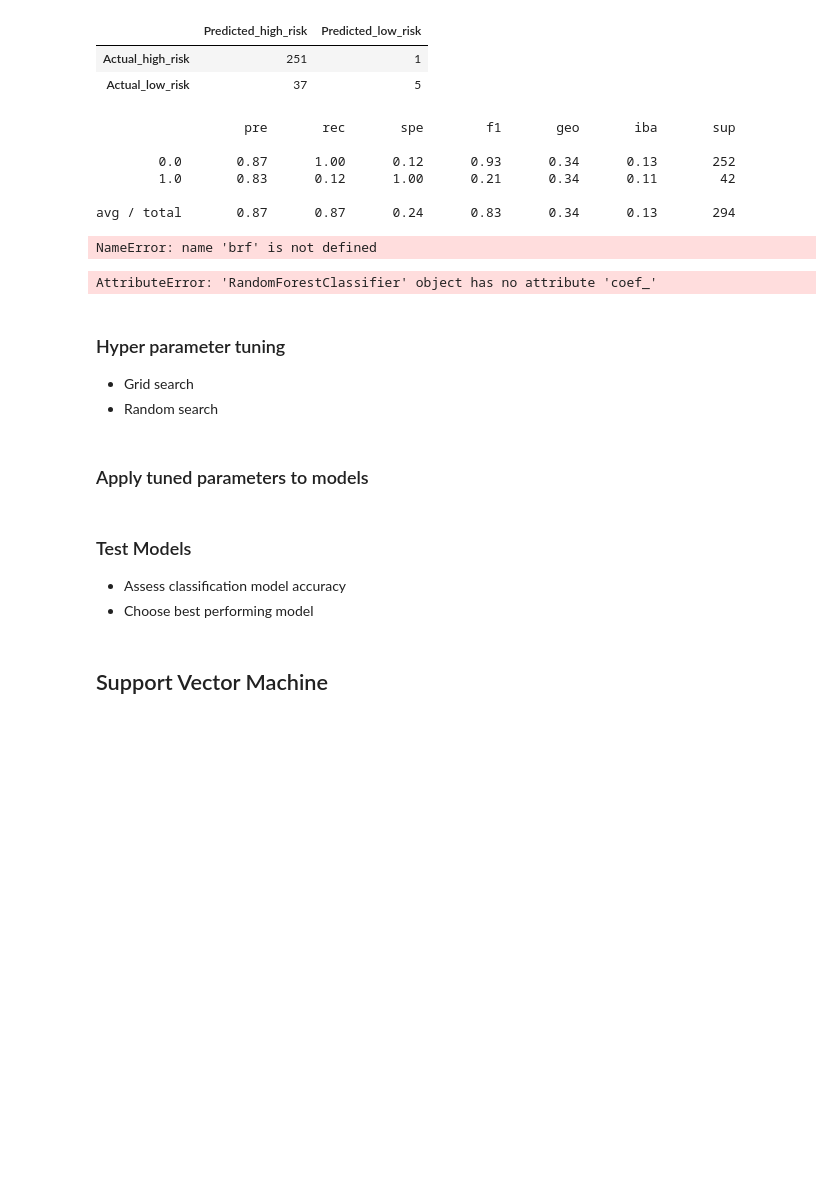
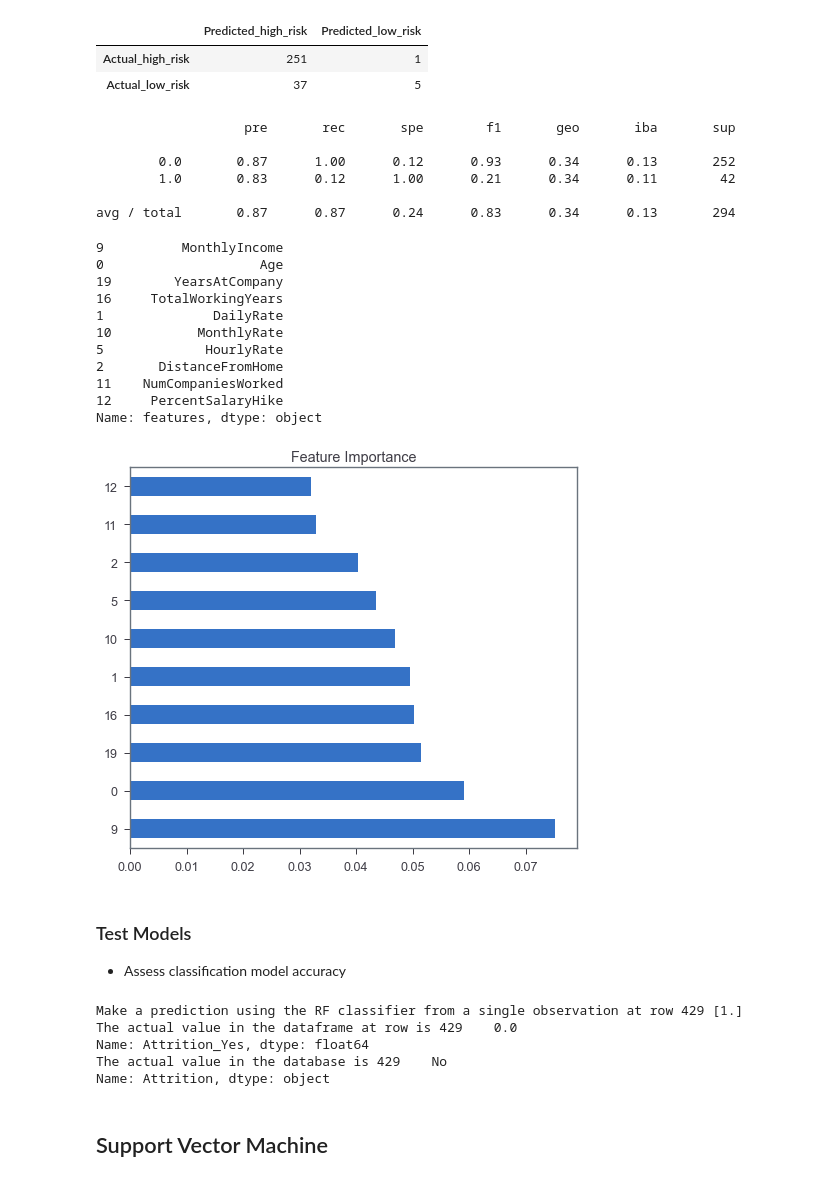
Before and after one commit to lykkelig/Group6_Final_Project, a Jupyter notebook: RonH/Employee_Attrition_Model.ipynb, the cells around one changed output. Saved outputs shown, nothing was run; the diff lists cells and outputs as text; code cells hidden in the pictures; blank space fills up the shorter version.

Commit message:
Updates to model

```diff
--- a/RonH/Employee_Attrition_Model.ipynb
+++ b/RonH/Employee_Attrition_Model.ipynb
@@ -810,13 +737,6 @@ cm_df = pd.DataFrame(
 # Print the imbalanced classification report
 
 print(classification_report_imbalanced(y_test, rf_pred))
-
-# List the features sorted in descending order by feature importance
-features_rank = sorted(zip(brf.feature_importances_, X.columns), reverse=True)
-for feature in features_rank:
-    print(f'{feature[1]}: ({feature[0]})')
-
-cm_df.head()
 # %% [output]
                    pre       rec       spe        f1       geo       iba       sup
 
@@ -824,44 +744,51 @@ cm_df.head()
         1.0       0.83      0.12      1.00      0.21      0.34      0.11        42
 
 avg / total       0.87      0.87      0.24      0.83      0.34      0.13       294
-NameError: name 'brf' is not defined
 # %%
 # Graph the Top 10 features in ascending order
 
-rf_importance = rf_classifier.coef_[0]
-rf_feat_importance = pd.Series(importance)
-rf_feat_importance.nlargest(10).plot(kind='barh',title = 'Feature Importance')
+importances = rf_classifier.feature_importances_
+std = np.std([tree.feature_importances_ for tree in rf_classifier.estimators_], axis=0)
 
-# What are the Top 10 features in importance for the model
+forest_importances = pd.Series(importances, index=feature_names)
 
-feature_names = X.columns
+feat_importance = pd.Series(importances)
+feat_importance.nlargest(10).plot(kind='barh',title = 'Feature Importance')
+
 df_feature_names = pd.DataFrame({'features':feature_names})
 print(df_feature_names.loc[feat_importance.nlargest(10).index, "features"])
 # %% [output]
-AttributeError: 'RandomForestClassifier' object has no attribute 'coef_'
+9          MonthlyIncome
+0                    Age
+19        YearsAtCompany
+16     TotalWorkingYears
+1              DailyRate
+10           MonthlyRate
+5             HourlyRate
+2       DistanceFromHome
+11    NumCompaniesWorked
+12     PercentSalaryHike
+Name: features, dtype: object
+[figure, added]
-# %% [markdown]
-
-### Hyper parameter tuning
-- Grid search
-- Random search
-# %% [markdown]
-
-### Apply tuned parameters to models
-# %% [markdown]
-
-### Test Models
-- Assess classification model accuracy
-- Choose best performing model
+# %% [markdown]
+
+### Test Models
+- Assess classification model accuracy
 # %%
 # Spot chexk the model by making a single prediction
 rand_num = randint(0, len(X))
 # Check the model by making a prediction from an observation
 single_observation = X.iloc[[rand_num]]
 # Spot xhexk the model by making a single prediction
-print("Make a prediction using the LR classifier from a single observation at row {} {}".format(rand_num, rf_classifier.predict(scaler.transform(single_observation))))
-print("The actual value in (Attrition_Yes) the original dataframe is {} ".format(hr_df.iloc[[rand_num]]["Attrition_Yes"]))
-print("The actual value in (Attrition_No) the original dataframe is {} ".format(hr_df.iloc[[rand_num]]["Attrition_No"]))
-print("The actual value in the dataframe is {} ".format(hr_df_copy.iloc[[rand_num]]["Attrition"]))
+print("Make a prediction using the RF classifier from a single observation at row {} {}".format(rand_num, rf_classifier.predict(scaler.transform(single_observation))))
+print("The actual value in the dataframe at row is {} ".format(hr_df.iloc[[rand_num]]["Attrition_Yes"]))
+print("The actual value in the database is {} ".format(hr_df_copy.iloc[[rand_num]]["Attrition"]))
+# %% [output]
+Make a prediction using the RF classifier from a single observation at row 429 [1.]
+The actual value in the dataframe at row is 429    0.0
+Name: Attrition_Yes, dtype: float64
+The actual value in the database is 429    No
+Name: Attrition, dtype: object
 # %% [markdown]
 
 ## Support Vector Machine
```
Also changed, not shown: parts of 57 cells of this notebook.
